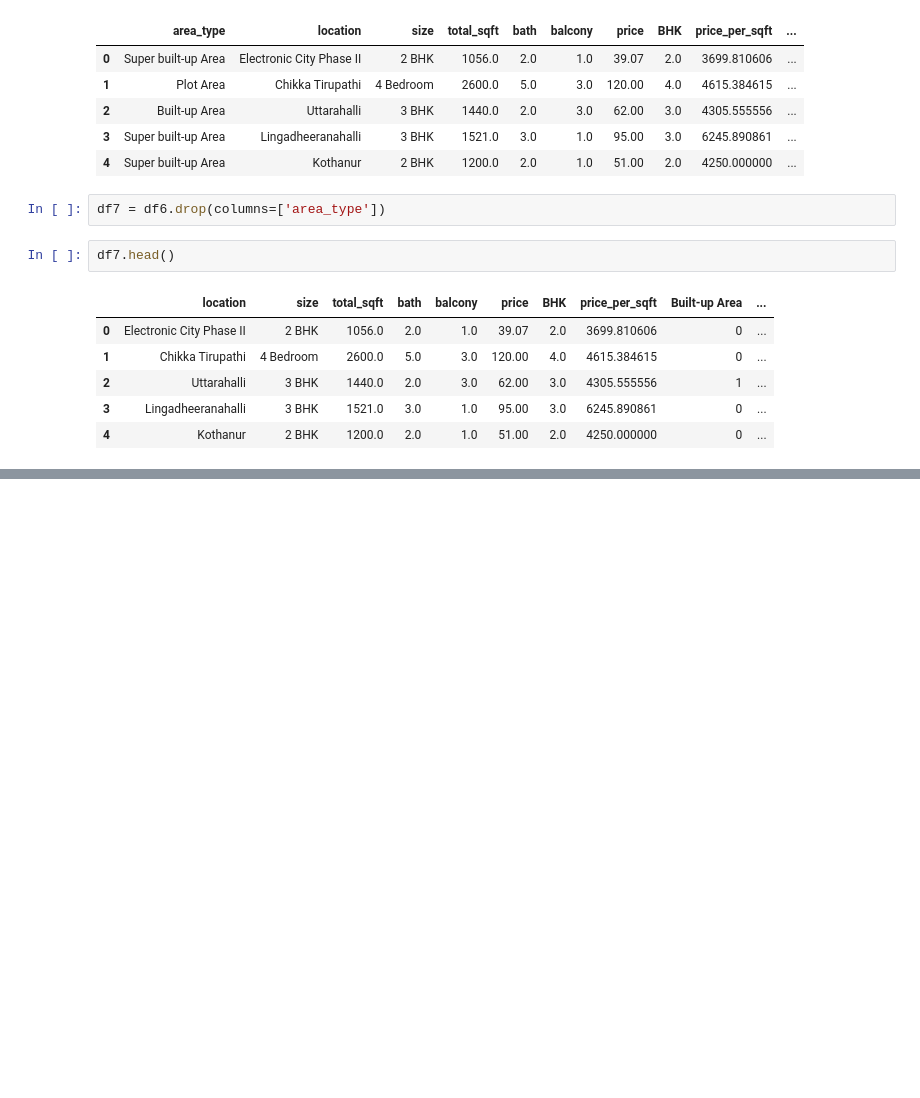
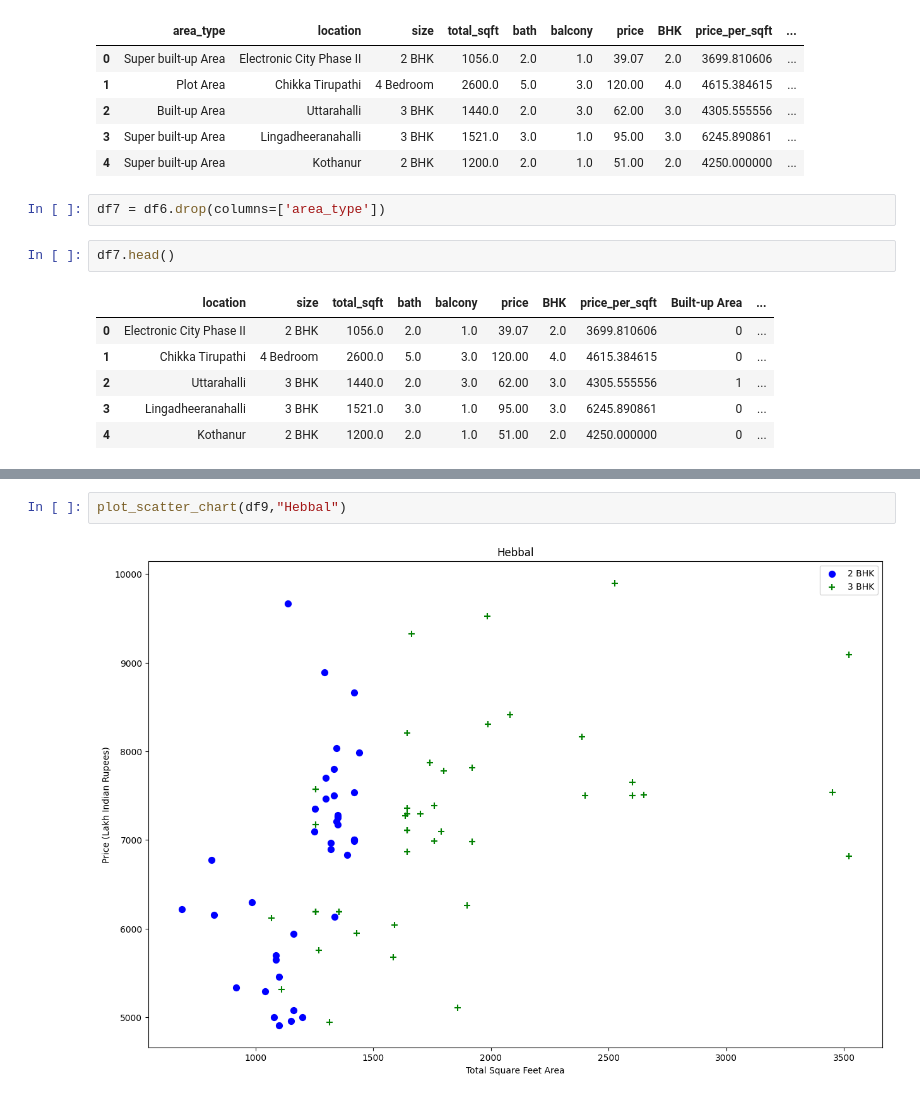
Before and after one commit to Srivathsa-216/py-366, a Jupyter notebook: Mini Projects/Data science/Bglr_House_Price_Prediction.ipynb, the cells around one changed output, grey strips where cells are left out. Drawn from its saved outputs; the diff is of its cells as text; blank space fills up the shorter version.

```diff
--- a/Mini Projects/Data science/Bglr_House_Price_Prediction.ipynb
+++ b/Mini Projects/Data science/Bglr_House_Price_Prediction.ipynb
@@ -353,0 +435,4 @@ df7.head()
+# %%
+plot_scatter_chart(df9,"Hebbal")
+# %% [output]
+[figure, added]
```
Also changed, not shown: parts of 26 cells of this notebook.
